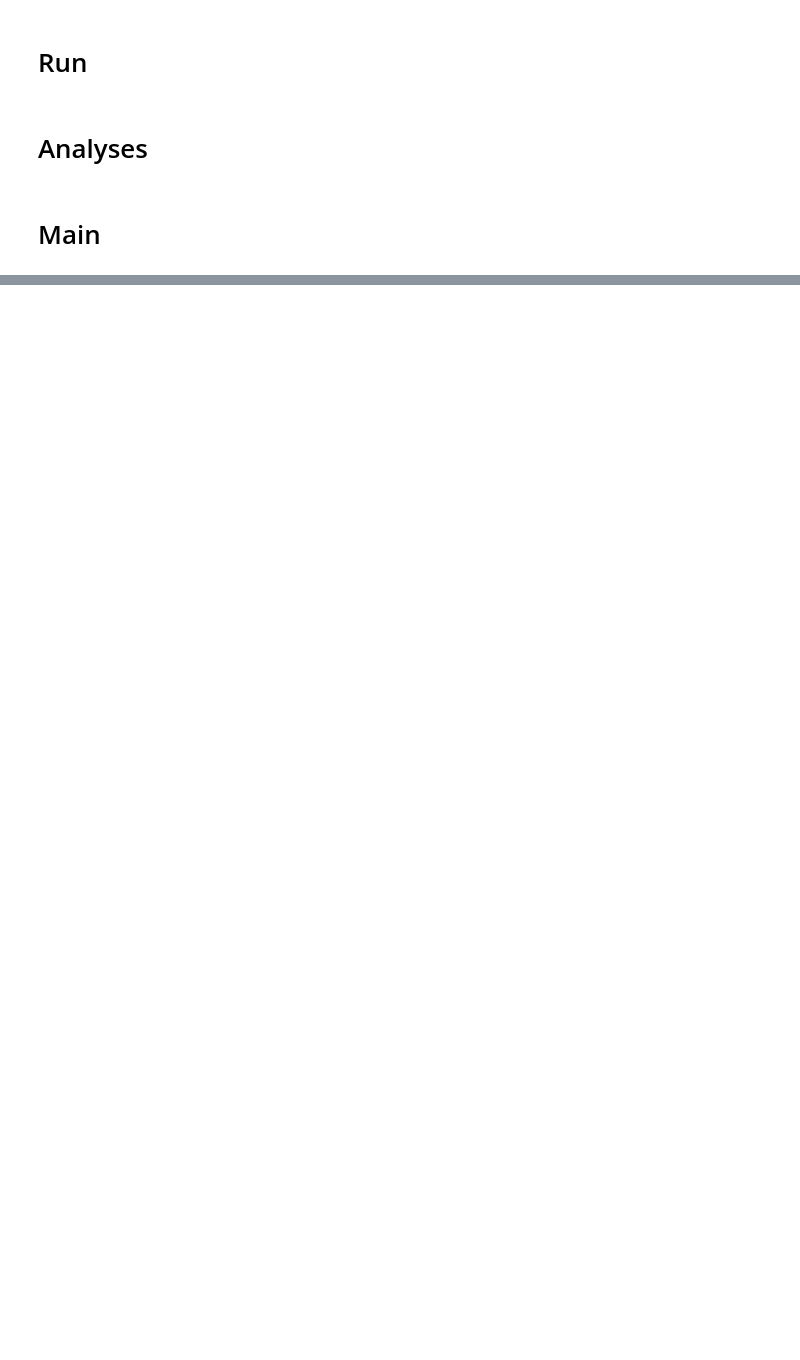
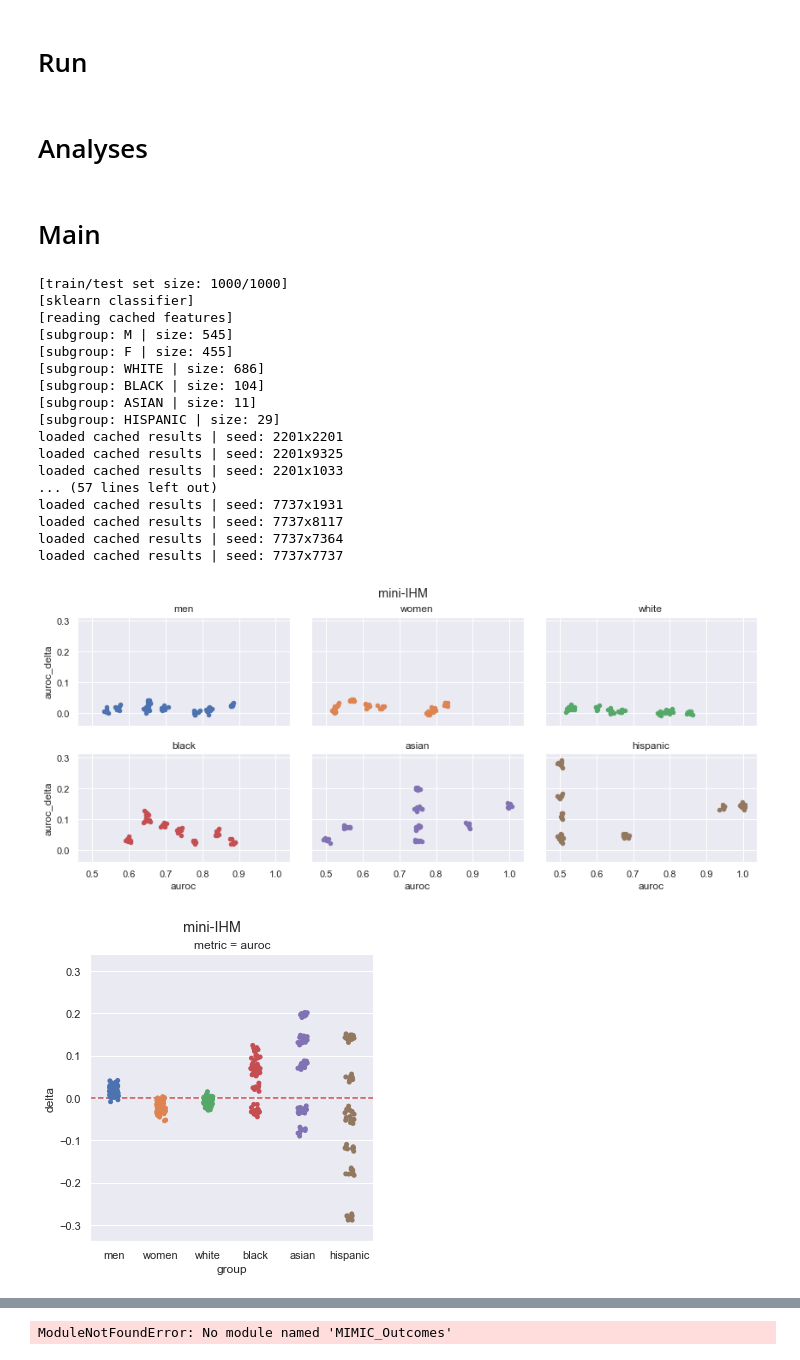
Before and after one commit to samiroid/MIMIC, a Jupyter notebook: notebooks/MIMIC_Outcomes.ipynb, the cells around one changed output, grey strips where cells are left out. Drawn from its saved outputs; the diff is of its cells as text; code cells hidden in the pictures; blank space fills up the shorter version.

Commit message:
replaced default dicts with dicts to save results

```diff
--- a/notebooks/MIMIC_Outcomes.ipynb
+++ b/notebooks/MIMIC_Outcomes.ipynb
@@ -30,6 +30,7 @@ N_TASKS = 3
 # PLOT_VARS=["auroc","auprc","sensitivity","specificity"]
 PLOT_VARS=["auroc","sensitivity"]
 MODEL="BERT-POOL"
+PLOT_VAR = "auroc"
 
 # GROUPS = { "GENDER": ["M","F"],
 #          "ETHNICITY_BINARY": ["WHITE","NON-WHITE"],
@@ -39,9 +40,6 @@ GROUPS = { "GENDER": ["M","F"],
          "ETHNICITY": ["WHITE","BLACK","ASIAN","HISPANIC"]
 }
 
-MAJORITY_GROUP = { "GENDER": "M",
-                   "ETHNICITY_BINARY": "WHITE",
-                    "ETHNICITY": "WHITE" }
 CLASSIFIER = 'sklearn'
 CLASSIFIER = 'torch'
 # %%
@@ -239,7 +235,7 @@ def evaluate_classifier(model, X_test, Y_test,
     except ValueError:
         aurocc = 0
     try:
-        prec, rec, thresholds = precision_recall_curve(Y_test, Y_hat)
+        prec, rec, thresholds = precision_recall_curve(Y_test, Y_hat_prob)
         auprc = auc(rec, prec)
     except ValueError:
         auprc = 0
@@ -374,11 +370,12 @@ def read_dataset(path, dataset_name, df_patients):
 
     return df_train, df_test, df_val
 
+
 def read_cache(path):
     X = None
     try:
         with open(path, "rb") as fi:
-            X = dill.load(fi)
+            X = pickle.load(fi)
     except FileNotFoundError:
         pass
     return X
@@ -388,7 +385,8 @@ def write_cache(path, o):
     if not os.path.exists(dirname):
         os.makedirs(dirname)
     with open(path, "wb") as fo:
-        dill.dump(o, fo)
+        pickle.dump(o, fo)
+
 
 def clear_cache(cache_path, model="*", dataset="*", group="*", ctype="*"):
     assert ctype in ["*","res*","feats"]
@@ -417,7 +415,7 @@ def run(data_path, dataset, features_path, feature_type, cache_path,
     test_X = feature_matrix[test_idxs,:]
     random.seed(1) #ensure repeateable runs
     random_seeds = random.sample(range(0, 10000), N_SEEDS)
-    incremental_results = defaultdict(list)
+    incremental_results = {}
     test_sets = {}
     ##train/test classifier for each random seed pair
     for init_seed, shuffle_seed in itertools.product(random_seeds,repeat=2):
@@ -455,11 +453,16 @@ def merge_results(curr_results, results, subgroups):
     #append results
     for subgroup in subgroups:
         res = curr_results[subgroup]
-        results[subgroup].append(res)
+        try:
+            results[subgroup].append(res)
+        except KeyError:
+            results[subgroup] = []
+            results[subgroup].append(res)
     return results
 
 def results_to_df(results, subgroups):
-    df_results = defaultdict(lambda: defaultdict(lambda: defaultdict(list)))
+#     df_results = defaultdict(lambda: defaultdict(lambda: defaultdict(list)))
+    df_results = {}
     df_res = pd.DataFrame(results["all"])
     for subgroup in subgroups:
         # if subgroup == "all": continue
@@ -469,6 +472,7 @@ def results_to_df(results, subgroups):
         df_res_delta["model"] = df_res_g["model"]
         df_res_delta["seed"] = df_res_g["seed"]
         df_res_delta["group"] = df_res_g["group"]
+        df_results[subgroup] = {}
         df_results[subgroup]["results"] = df_res_g
         df_results[subgroup]["delta"] = df_res_delta
 
@@ -629,8 +669,28 @@ def plot_tasks(data_path, tasks_fname, feature_type, results_path,
 # %%
 dataset="IHM"
 dataset="mini-"+dataset
 CLASSIFIER="sklearn"
 PLOT_METRIC="auroc"
-run_analyses(INPUT_PATH, dataset, FEATURES_PATH, MODEL, OUTPUT_PATH, TMP_PATH,
-             clear_results=False, tune_metric=None, plot_metric=PLOT_METRIC)
+Z = run_analyses(INPUT_PATH, dataset, FEATURES_PATH, MODEL, OUTPUT_PATH, BASE_PATH+"/DATA/processed_malaike",
+             clear_results=False, tune_metric=None, plot_metric=PLOT_VAR)
 plot_analyses(OUTPUT_PATH, dataset, MODEL, plot_metric=PLOT_METRIC, tune_metric=None)
+# %% [output]
+[train/test set size: 1000/1000]
+[sklearn classifier]
+[reading cached features]
+[subgroup: M | size: 545]
+[subgroup: F | size: 455]
+[subgroup: WHITE | size: 686]
+[subgroup: BLACK | size: 104]
+[subgroup: ASIAN | size: 11]
+[subgroup: HISPANIC | size: 29]
+loaded cached results | seed: 2201x2201
+loaded cached results | seed: 2201x9325
+loaded cached results | seed: 2201x1033
+... (57 lines left out)
+loaded cached results | seed: 7737x1931
+loaded cached results | seed: 7737x8117
+loaded cached results | seed: 7737x7364
+loaded cached results | seed: 7737x7737
+[figure, added]
+[figure, added]
@@ -637,3 +699,7 @@ plot_analyses(OUTPUT_PATH, dataset, MODEL, plot_metric=PLOT_METRIC, tune_metric=
+# %%
+plot_gaps(INPUT_PATH+"tasks.txt", MODEL, OUTPUT_PATH, mini_tasks=False, plot_metric=PLOT_VAR, tune_metric=None)
+# %% [output]
+ModuleNotFoundError: No module named 'MIMIC_Outcomes'
 # %%
 CLASSIFIER="sklearn"
 # run_analyses(INPUT_PATH, dataset, FEATURES_PATH, MODEL, OUTPUT_PATH, None, clear_results=False, tune_metric=None, subsample=False, plots=True)
```
Also changed, not shown: parts of 6 cells of this notebook.
